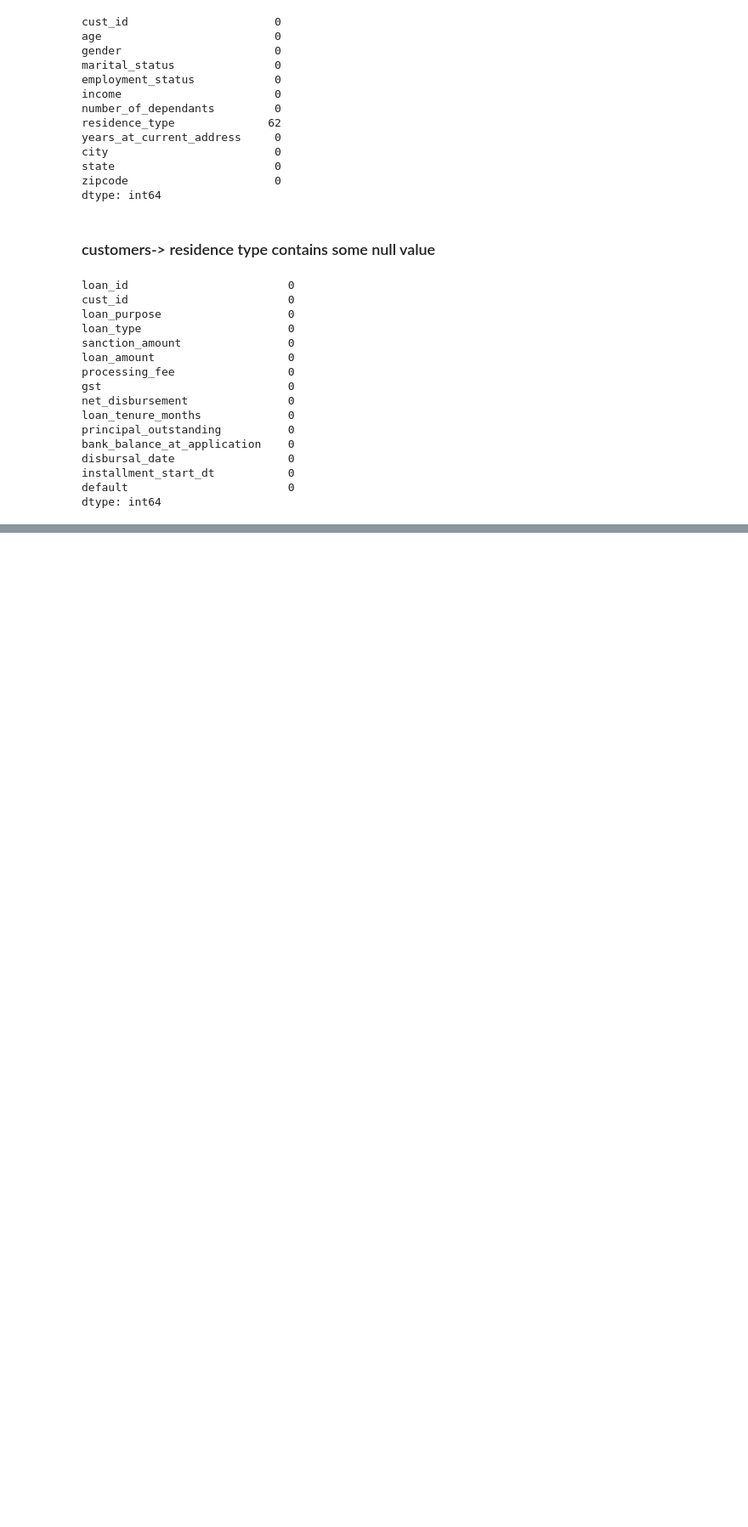
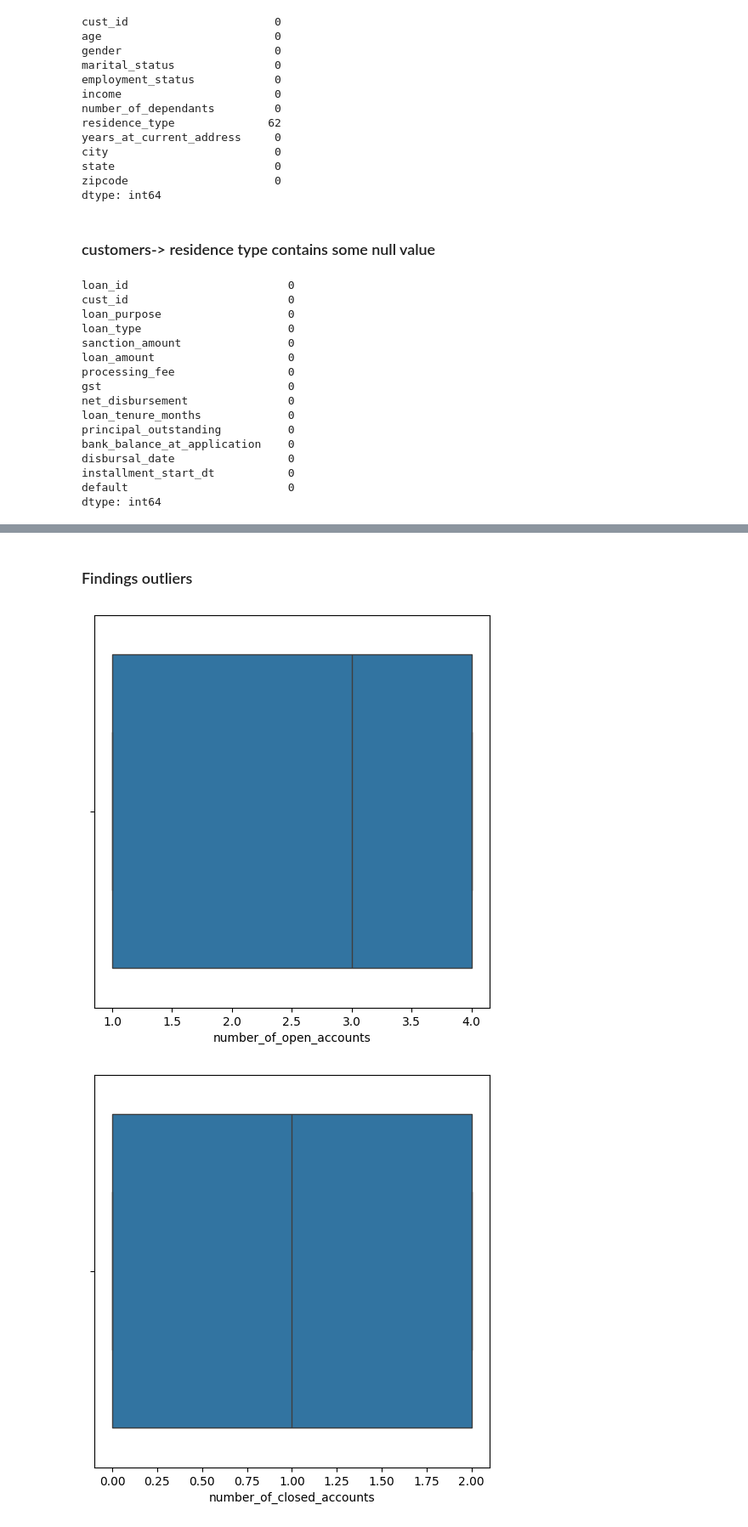
Before and after one commit to ayush-singhgit/Credit_risk_score, a Jupyter notebook: DataSet_processing.ipynb, the cells around one changed output, grey strips where cells are left out. Shown at 85% size. Cells and saved outputs as stored; diff of their text form; code cells hidden in the pictures; blank space fills up the shorter version.

```diff
--- a/DataSet_processing.ipynb
+++ b/DataSet_processing.ipynb
@@ -122,0 +233,9 @@ dtype: int64
+# %% [markdown]
+### Findings outliers
+# %%
+for cols in bureau_df:
+    plt.figure(figsize=(6,6))
+    sns.boxplot(x=bureau[cols])
+# %% [output]
+[figure, added]
+[figure, added]
```
Also changed, not shown: parts of 19 cells of this notebook.
